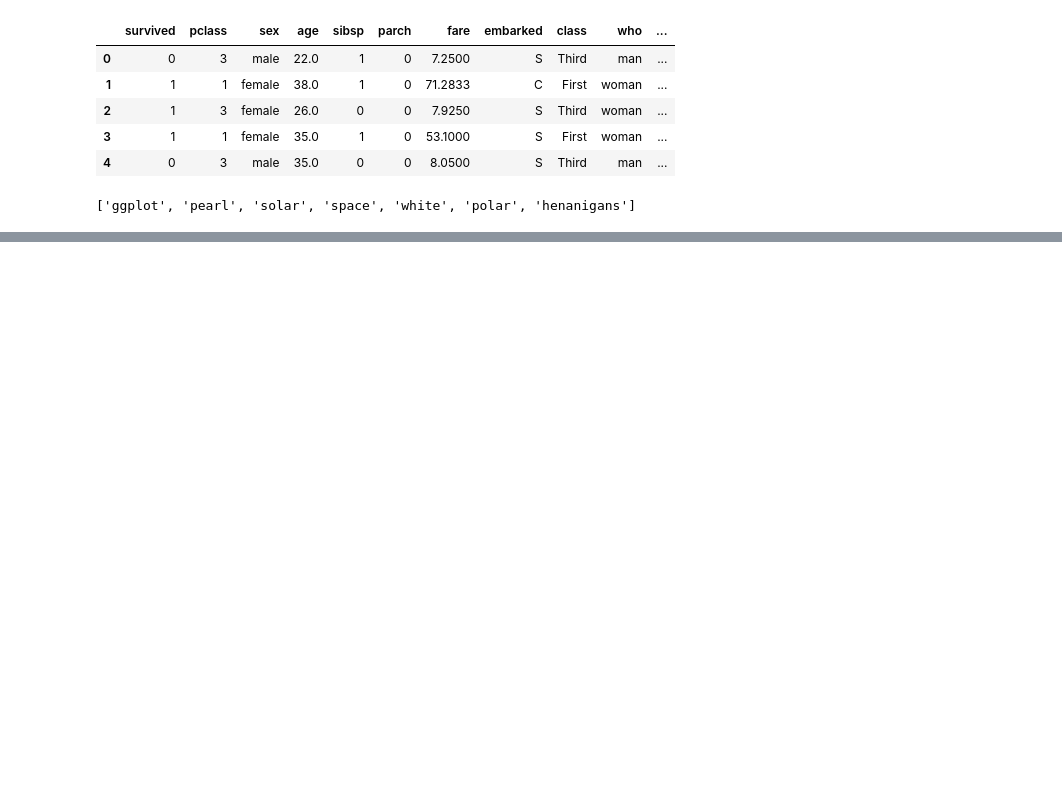
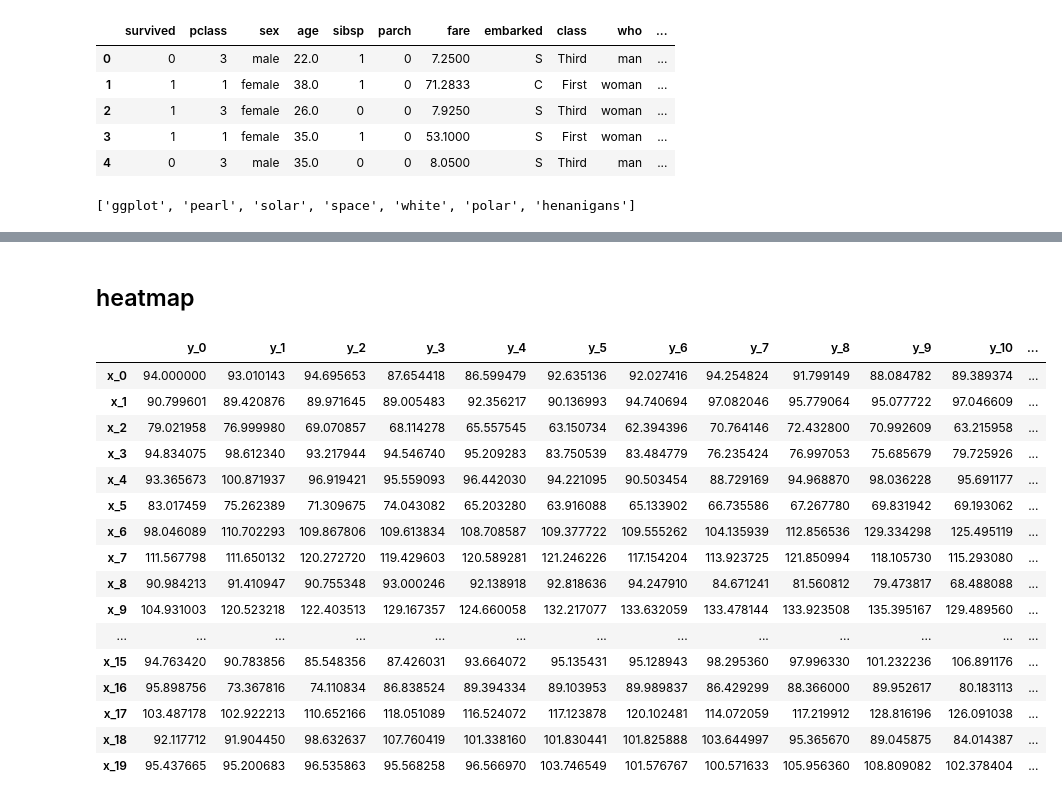
Before and after one commit to texaskyle/machine_learning, a Jupyter notebook: tutorial_py/visualization/plotly/plotly2.ipynb, the cells around one changed output, grey strips where cells are left out. Drawn from its saved outputs; the diff is of its cells as text; code cells hidden in the pictures; blank space fills up the shorter version.

```diff
--- a/tutorial_py/visualization/plotly/plotly2.ipynb
+++ b/tutorial_py/visualization/plotly/plotly2.ipynb
@@ -75,0 +274,23 @@ ploting bar graph
+# %% [markdown]
+## heatmap
+# %%
+df5 = cf.datagen.heatmap(20,20)
+df5
+# %% [output]
+|  | y_0 | y_1 | y_2 | y_3 | y_4 | y_5 | y_6 | y_7 | y_8 | y_9 | y_10 | ... |
+| x_0 | 94.000000 | 93.010143 | 94.695653 | 87.654418 | 86.599479 | 92.635136 | 92.027416 | 94.254824 | 91.799149 | 88.084782 | 89.389374 | ... |
+| x_1 | 90.799601 | 89.420876 | 89.971645 | 89.005483 | 92.356217 | 90.136993 | 94.740694 | 97.082046 | 95.779064 | 95.077722 | 97.046609 | ... |
+| x_2 | 79.021958 | 76.999980 | 69.070857 | 68.114278 | 65.557545 | 63.150734 | 62.394396 | 70.764146 | 72.432800 | 70.992609 | 63.215958 | ... |
+| x_3 | 94.834075 | 98.612340 | 93.217944 | 94.546740 | 95.209283 | 83.750539 | 83.484779 | 76.235424 | 76.997053 | 75.685679 | 79.725926 | ... |
+| x_4 | 93.365673 | 100.871937 | 96.919421 | 95.559093 | 96.442030 | 94.221095 | 90.503454 | 88.729169 | 94.968870 | 98.036228 | 95.691177 | ... |
+| x_5 | 83.017459 | 75.262389 | 71.309675 | 74.043082 | 65.203280 | 63.916088 | 65.133902 | 66.735586 | 67.267780 | 69.831942 | 69.193062 | ... |
+| x_6 | 98.046089 | 110.702293 | 109.867806 | 109.613834 | 108.708587 | 109.377722 | 109.555262 | 104.135939 | 112.856536 | 129.334298 | 125.495119 | ... |
+| x_7 | 111.567798 | 111.650132 | 120.272720 | 119.429603 | 120.589281 | 121.246226 | 117.154204 | 113.923725 | 121.850994 | 118.105730 | 115.293080 | ... |
+| x_8 | 90.984213 | 91.410947 | 90.755348 | 93.000246 | 92.138918 | 92.818636 | 94.247910 | 84.671241 | 81.560812 | 79.473817 | 68.488088 | ... |
+| x_9 | 104.931003 | 120.523218 | 122.403513 | 129.167357 | 124.660058 | 132.217077 | 133.632059 | 133.478144 | 133.923508 | 135.395167 | 129.489560 | ... |
+| ... | ... | ... | ... | ... | ... | ... | ... | ... | ... | ... | ... | ... |
+| x_15 | 94.763420 | 90.783856 | 85.548356 | 87.426031 | 93.664072 | 95.135431 | 95.128943 | 98.295360 | 97.996330 | 101.232236 | 106.891176 | ... |
+| x_16 | 95.898756 | 73.367816 | 74.110834 | 86.838524 | 89.394334 | 89.103953 | 89.989837 | 86.429299 | 88.366000 | 89.952617 | 80.183113 | ... |
+| x_17 | 103.487178 | 102.922213 | 110.652166 | 118.051089 | 116.524072 | 117.123878 | 120.102481 | 114.072059 | 117.219912 | 128.816196 | 126.091038 | ... |
+| x_18 | 92.117712 | 91.904450 | 98.632637 | 107.760419 | 101.338160 | 101.830441 | 101.825888 | 103.644997 | 95.365670 | 89.045875 | 84.014387 | ... |
+| x_19 | 95.437665 | 95.200683 | 96.535863 | 95.568258 | 96.566970 | 103.746549 | 101.576767 | 100.571633 | 105.956360 | 108.809082 | 102.378404 | ... |
```
Also changed, not shown: parts of 32 cells of this notebook, 2 other files.
